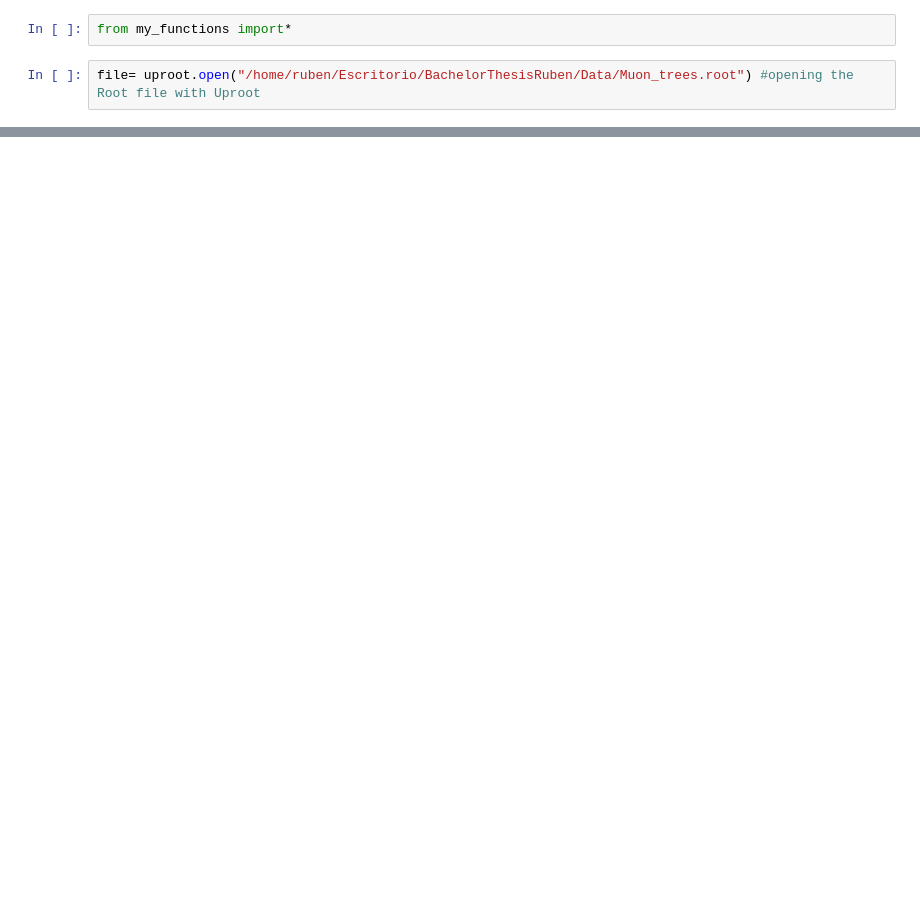
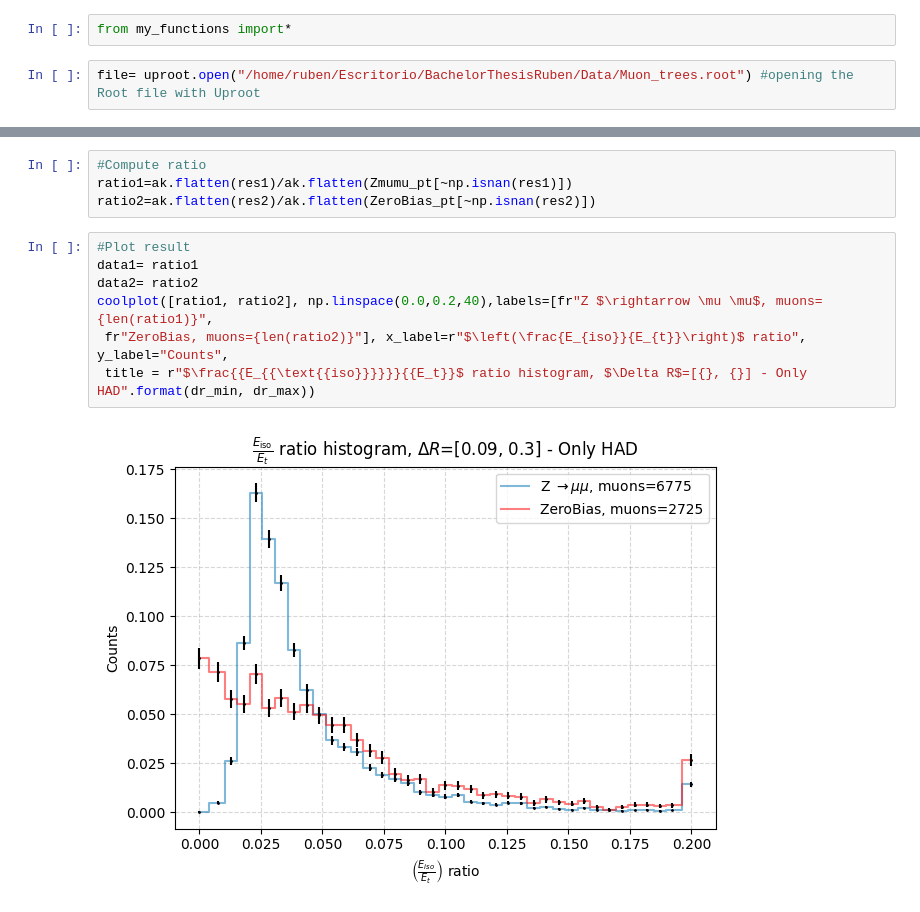
Before and after one commit to Ruba18-Code/BSc-Thesis-LVL1-trigger-for-isolated-muons-at-ATLAS, a Jupyter notebook: test.ipynb, the cells around one changed output, grey strips where cells are left out. Drawn from its saved outputs; the diff is of its cells as text; blank space fills up the shorter version.

```diff
--- a/test.ipynb
+++ b/test.ipynb
@@ -86,0 +67,13 @@ coolplot([ratio1,ratio2],np.linspace(0,1,40),colors,labels, "Isolation/et ratio"
+# %%
+#Compute ratio
+ratio1=ak.flatten(res1)/ak.flatten(Zmumu_pt[~np.isnan(res1)])
+ratio2=ak.flatten(res2)/ak.flatten(ZeroBias_pt[~np.isnan(res2)])
+# %%
+#Plot result
+data1= ratio1
+data2= ratio2
+coolplot([ratio1, ratio2], np.linspace(0.0,0.2,40),labels=[fr"Z $\rightarrow \mu \mu$, muons={len(ratio1)}",
+ fr"ZeroBias, muons={len(ratio2)}"], x_label=r"$\left(\frac{E_{iso}}{E_{t}}\right)$ ratio", y_label="Counts",
+ title = r"$\frac{{E_{{\text{{iso}}}}}}{{E_t}}$ ratio histogram, $\Delta R$=[{}, {}] - Only HAD".format(dr_min, dr_max))
+# %% [output]
+[figure, added]
```
Also changed, not shown: parts of 9 cells of this notebook, 6 other files.
